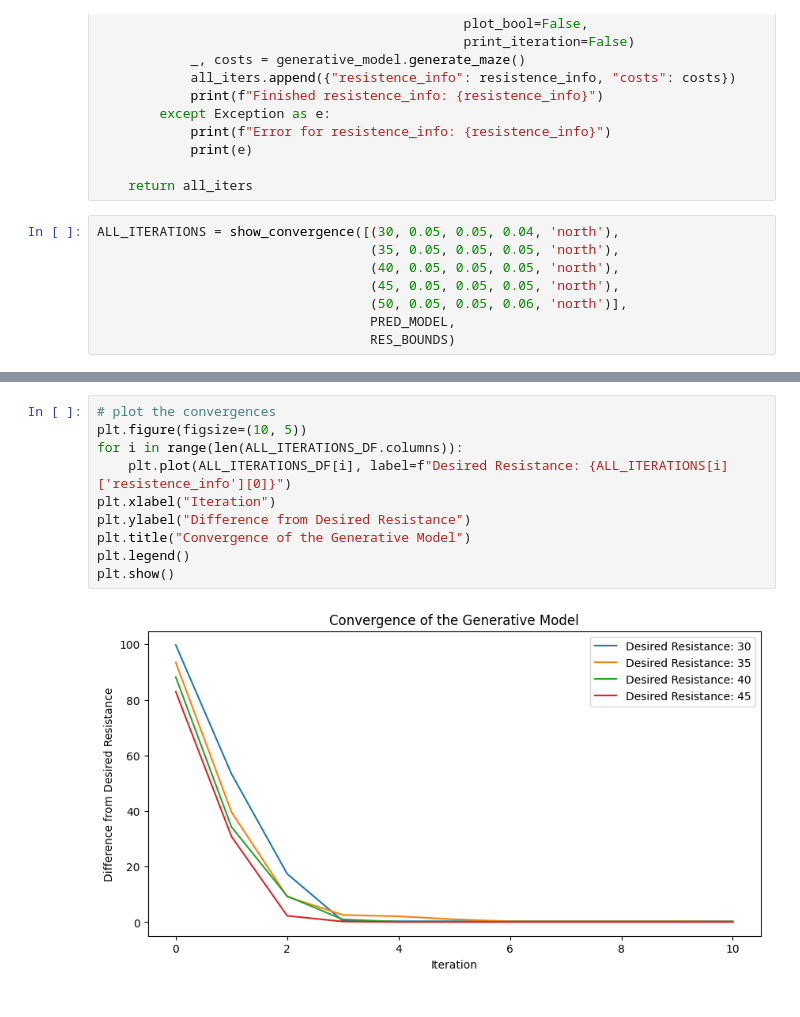
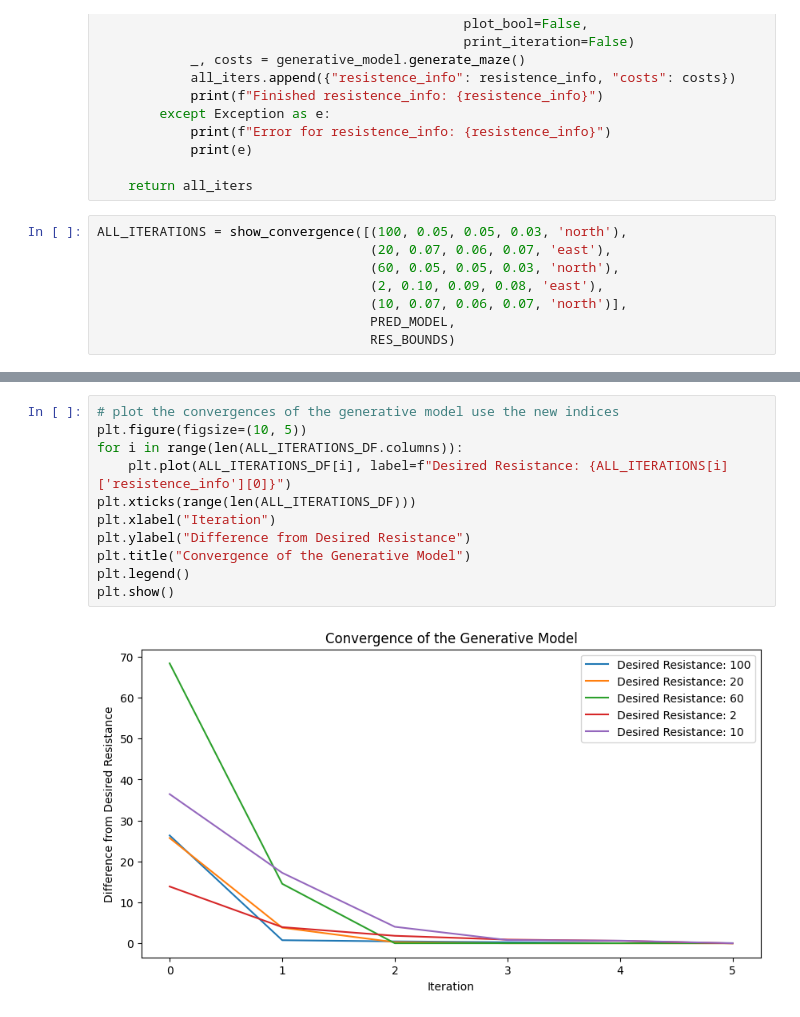
Before and after one commit to boraaktas/Microfluidics-Resistance-ML, a Jupyter notebook: jupyter/generative_convergence.ipynb, the cells around one changed output, grey strips where cells are left out. Cells and saved outputs as stored; diff of their text form.

```diff
--- a/jupyter/generative_convergence.ipynb
+++ b/jupyter/generative_convergence.ipynb
@@ -48,11 +67,11 @@ def show_convergence(resistence_info_list: list[tuple[float, float, float, float
 
     return all_iters
 # %%
-ALL_ITERATIONS = show_convergence([(30, 0.05, 0.05, 0.04, 'north'),
-                                   (35, 0.05, 0.05, 0.05, 'north'),
-                                   (40, 0.05, 0.05, 0.05, 'north'),
-                                   (45, 0.05, 0.05, 0.05, 'north'),
-                                   (50, 0.05, 0.05, 0.06, 'north')],
+ALL_ITERATIONS = show_convergence([(100, 0.05, 0.05, 0.03, 'north'),
+                                   (20, 0.07, 0.06, 0.07, 'east'),
+                                   (60, 0.05, 0.05, 0.03, 'north'),
+                                   (2, 0.10, 0.09, 0.08, 'east'),
+                                   (10, 0.07, 0.06, 0.07, 'north')],
                                    PRED_MODEL,
                                    RES_BOUNDS)
 # %% [output]
@@ -92,12 +105,13 @@ ALL_ITERATIONS_DF
 # %%
-# plot the convergences
+# plot the convergences of the generative model use the new indices
 plt.figure(figsize=(10, 5))
 for i in range(len(ALL_ITERATIONS_DF.columns)):
     plt.plot(ALL_ITERATIONS_DF[i], label=f"Desired Resistance: {ALL_ITERATIONS[i]['resistence_info'][0]}")
+plt.xticks(range(len(ALL_ITERATIONS_DF)))
 plt.xlabel("Iteration")
 plt.ylabel("Difference from Desired Resistance")
 plt.title("Convergence of the Generative Model")
 plt.legend()
 plt.show()
 # %% [output]
-[figure, old version]
+[figure, new version]
```
Also changed, not shown: parts of 4 cells of this notebook.
